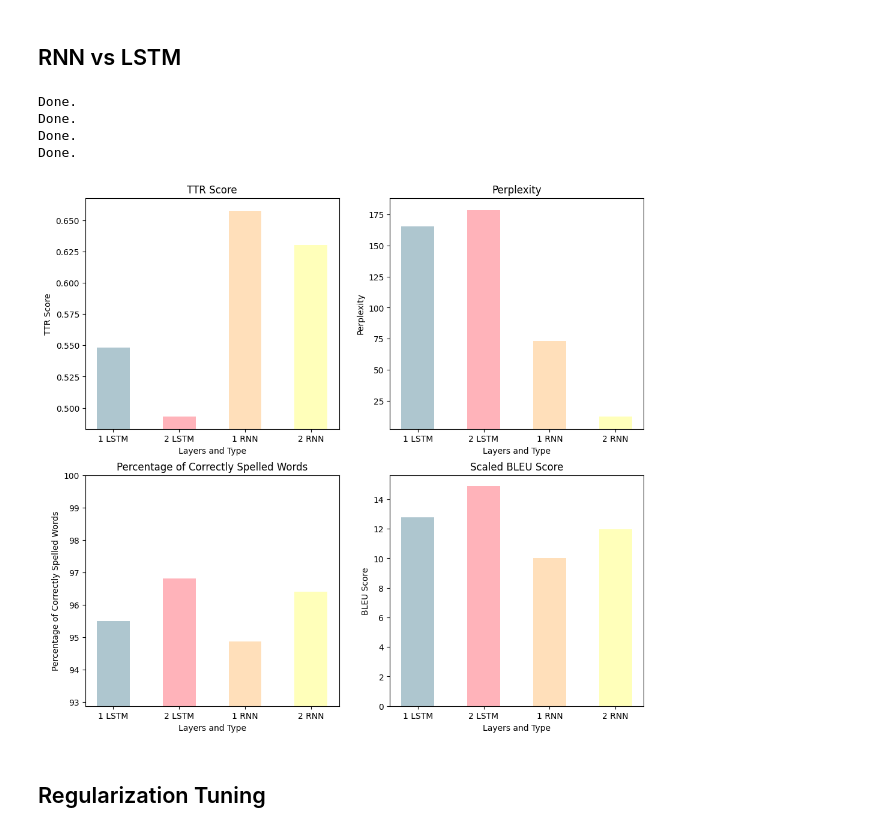
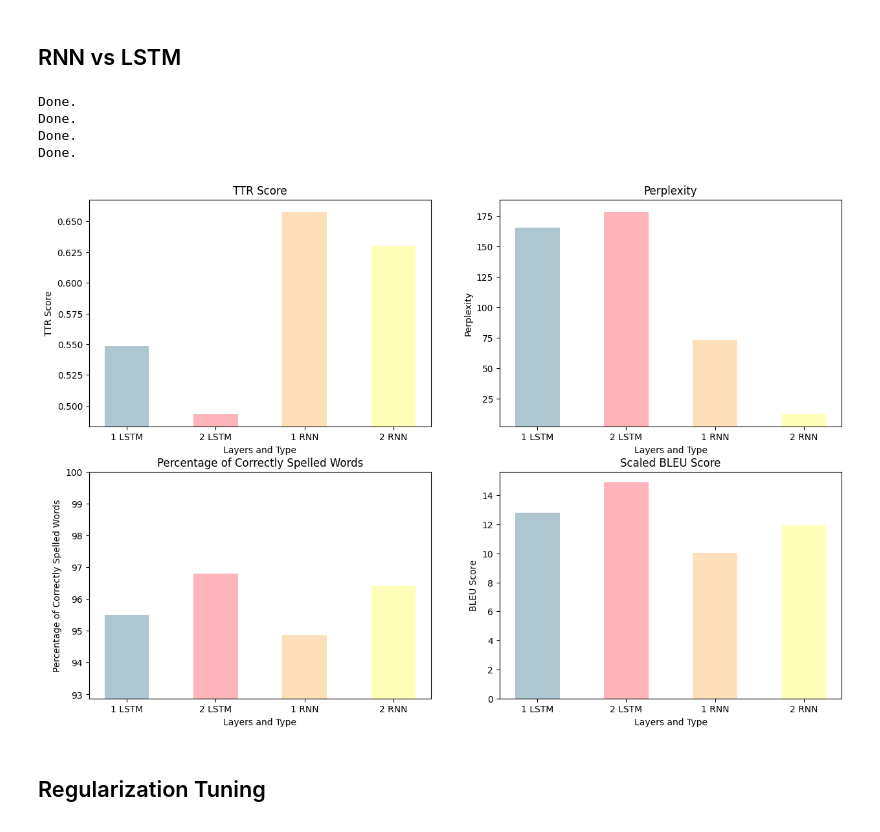
Before and after one commit to ttperr/DD2424-DL-Text_Gen_Project, a Jupyter notebook: evaluation.ipynb, the cells around one changed output. Saved outputs shown, nothing was run; the diff lists cells and outputs as text; code cells hidden in the pictures.

```diff
--- a/evaluation.ipynb
+++ b/evaluation.ipynb
@@ -22,7 +22,7 @@ import matplotlib.pyplot as plt
 [nltk_data]     /home/infres/pmauduit-21/nltk_data...
 [nltk_data]   Package punkt is already up-to-date!
 # %%
-device = torch.device('cuda:2'if torch.cuda.is_available() else "cpu") # Use GPU if available
+device = torch.device('cuda:1'if torch.cuda.is_available() else "cpu") # Use GPU if available
 print('device:', device)
 print('current directory:', os.getcwd())
 # %% [output]
@@ -314,7 +314,7 @@ for k in range(len(hidden_sizes)):
 
 
 indices = np.arange(len(hidden_sizes))
-f = plt.figure(figsize=(12, 11))
+f = plt.figure(figsize=(15, 10))
 plt.subplot(2, 2, 1)
 plt.bar(indices, ttr_scores, width=0.5, color=pastel_colors)  # Use pastel colors
 plt.xlabel('Hidden Size')
@@ -385,7 +385,7 @@ for k in range(len(nb_layers)):
     bleu_scores.append(bleu_score)
 
 indices = np.arange(len(nb_layers))
-f = plt.figure(figsize=(12, 8))
+f = plt.figure(figsize=(15, 10))
 plt.subplot(2, 2, 1)
 plt.bar(indices, ttr_scores, width=0.5, color=pastel_colors)  # Use pastel colors
 plt.xlabel('Layers')
@@ -454,7 +454,7 @@ for k in range(len(nb_layers)*len(types)):
     bleu_scores.append(bleu_score)
 
 indices = np.arange(len(nb_layers)*len(types))
-f = plt.figure(figsize=(12, 11))
+f = plt.figure(figsize=(15, 10))
 
 plt.subplot(2, 2, 1)
 plt.bar(indices, ttr_scores, width=0.5, color=pastel_colors)  # Use pastel colors
@@ -465,34 +465,34 @@ plt.title('TTR Score')
 plt.xticks(indices, ['1 LSTM', '2 LSTM', '1 RNN', '2 RNN'])  # Set the x-ticks to the specific hidden sizes
 
 plt.subplot(2, 2, 2)
 plt.bar(indices, perplexity_scores, width=0.5, color=pastel_colors)  # Use pastel colors
 plt.xlabel('Layers and Type')
 plt.ylabel('Perplexity')
 plt.ylim(min(perplexity_scores) - 10, max(perplexity_scores) + 10)
 plt.title('Perplexity')
 plt.xticks(indices, ['1 LSTM', '2 LSTM', '1 RNN', '2 RNN'])  # Set the x-ticks to the specific hidden sizes
 
 plt.subplot(2, 2, 3)
 plt.bar(indices, text_percentage_scores, width=0.5, color=pastel_colors)  # Use pastel colors
 plt.xlabel('Layers and Type')
 plt.ylabel('Percentage of Correctly Spelled Words')
 plt.ylim(min(text_percentage_scores)-2, 100)
 plt.title('Percentage of Correctly Spelled Words')
 plt.xticks(indices, ['1 LSTM', '2 LSTM', '1 RNN', '2 RNN'])  # Set the x-ticks to the specific hidden sizes
 
 plt.subplot(2, 2, 4)
 plt.bar(indices, bleu_scores, width=0.5, color=pastel_colors)  # Use pastel colors
 plt.xlabel('Layers and Type')
 plt.ylabel('BLEU Score')
 plt.title('Scaled BLEU Score')
 plt.xticks(indices, ['1 LSTM', '2 LSTM', '1 RNN', '2 RNN'])  # Set the x-ticks to the specific hidden sizes
 plt.show()
 # %% [output]
 Done.
 Done.
 Done.
 Done.
-[figure, old version]
+[figure, new version]
 # %% [markdown]
 ## Regularization Tuning
 # %%
```
Also changed, not shown: parts of 10 cells of this notebook, 1 other file.
